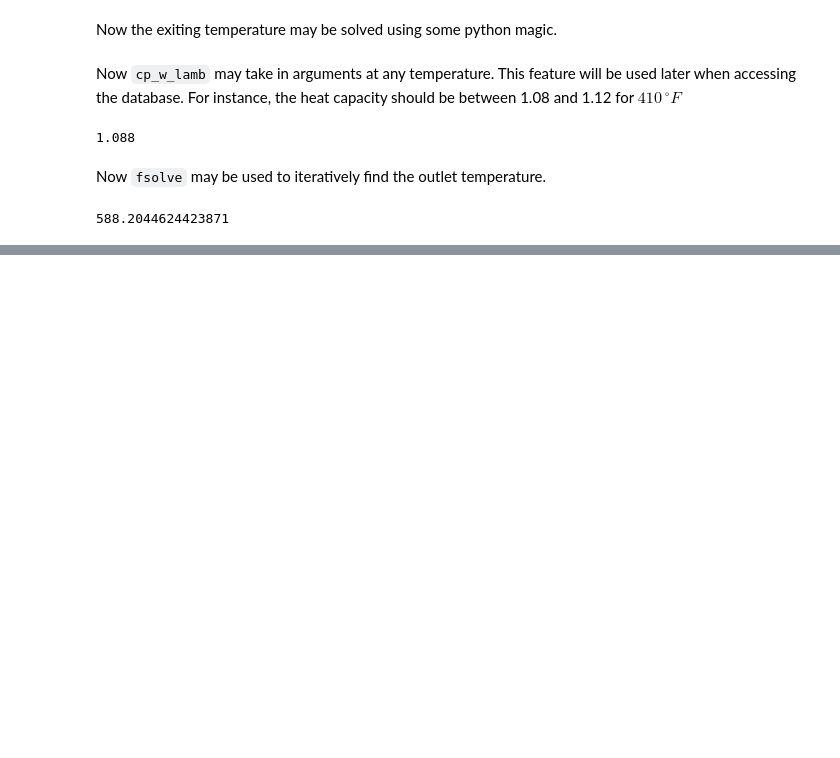
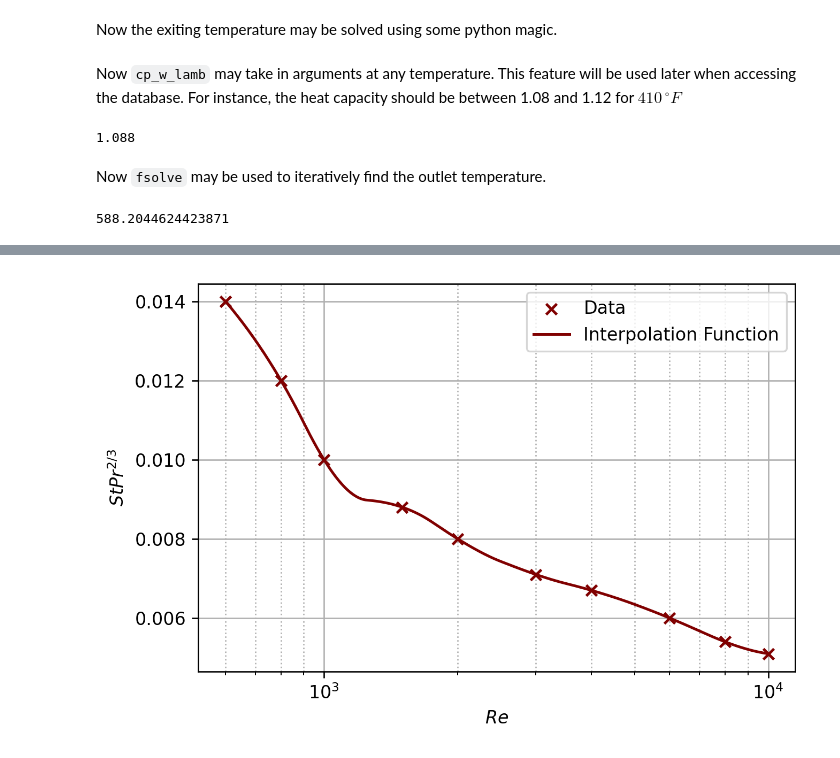
Before and after one commit to gabemorris12/msu_esd, a Jupyter notebook: Project 2/Project 2.ipynb, the cells around one changed output, grey strips where cells are left out. Saved outputs shown, nothing was run; the diff lists cells and outputs as text; code cells hidden in the pictures; blank space fills up the shorter version.

Commit message:
getting started

```diff
--- a/Project 2/Project 2.ipynb
+++ b/Project 2/Project 2.ipynb
@@ -5,7 +5,11 @@ Gabe Morris
 # %%
 from scipy.interpolate import interp1d
 from scipy.optimize import fsolve
+from msu_esd import cross_flow_unmixed
 import numpy as np
+import matplotlib.pyplot as plt
+
+plt.style.use('../maroon.mplstyle')
 # %% [markdown]
 \pagebreak
 \tableofcontents
@@ -87,0 +128,17 @@ With the average temperature of the water being $329.10223\,^\circ F$, the prope
+# %%
+# Getting graph
+Re = np.array([600, 800, 1000, 1500, 2000, 3000, 4000, 6000, 8000, 10_000])
+hts = np.array([0.014, 0.012, 0.01, 0.0088, 0.008, 0.0071, 0.0067, 0.006, 0.0054, 0.0051])
+hts_lamb = interp1d(Re, hts, kind='quadratic')
+Re_values = np.linspace(Re[0], Re[-1], 1000)
+
+plt.scatter(Re, hts, label='Data', zorder=3, marker='x')
+plt.plot(Re_values, hts_lamb(Re_values), label='Interpolation Function', zorder=2)
+plt.xscale('log')
+plt.ylabel('$StPr^{2/3}$')
+plt.xlabel('$Re$')
+plt.grid(which='minor', ls=':')
+plt.legend()
+plt.show()
+# %% [output]
+[figure, added]
```
Also changed, not shown: parts of 7 cells of this notebook, 3 other files.
